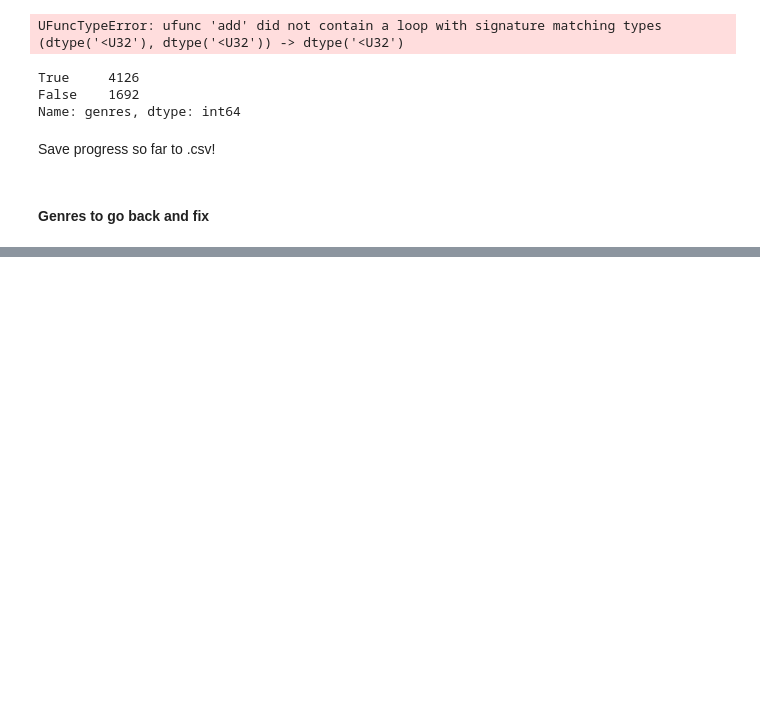
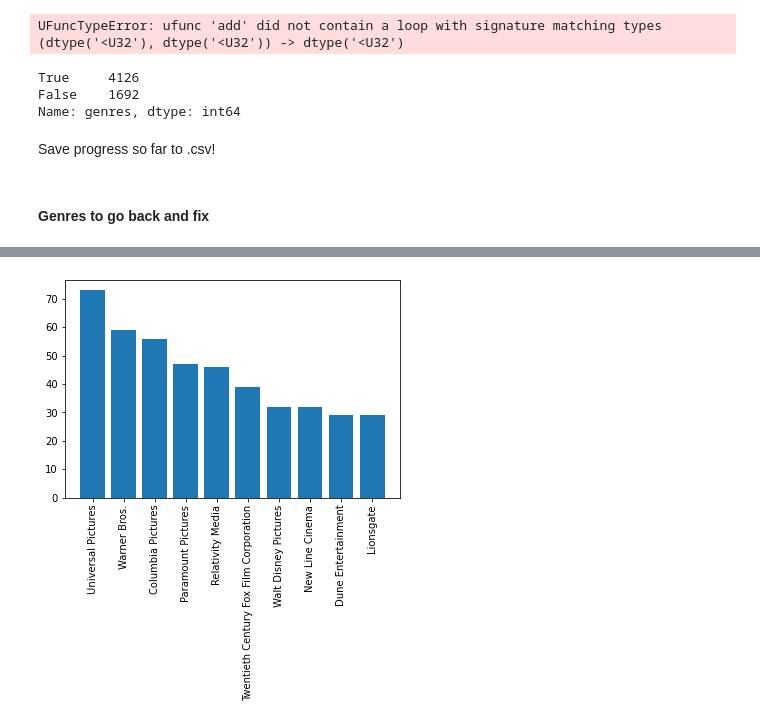
Before and after one commit to ran0027/microsoft_movie_analysis, a Jupyter notebook: Untitled.ipynb, the cells around one changed output, grey strips where cells are left out. Cells and saved outputs as stored; diff of their text form; code cells hidden in the pictures; blank space fills up the shorter version.

Commit message:
Prepare dataframe to group by production company

```diff
--- a/Untitled.ipynb
+++ b/Untitled.ipynb
@@ -887,0 +944,3 @@ all_movies.to_csv('processedData/all_movies.csv', index=False)
+# %%
+# Drop records without a production company
+production_company_analysis.dropna(subset=['production_companies'], inplace=True)
@@ -887,0 +974,3 @@ all_movies.to_csv('processedData/all_movies.csv', index=False)
+# %%
+for company in production_company_analysis.loc[1, 'production_companies']:
+    print(company+',')
@@ -887,0 +1049,37 @@ all_movies.to_csv('processedData/all_movies.csv', index=False)
+# %%
+# make a list of dataframes like the above, then concatenate at the end
+
+all_records = []
+
+for index in list(production_company_analysis.index):
+    # copy record with this index
+    current_slice = production_company_analysis.loc[index].copy()
+
+    # get a list of production companies for this record
+    companies = [ company for company in current_slice['production_companies'] ]
+
+    # how many companies
+    n = len(companies)
+
+    # get a copy of the record for each company
+    new_records = pd.DataFrame([current_slice]*n).copy()
+
+    # reset production_companies column to have one company per row
+    new_records['production_companies'] = companies
+
+    # append your dataframe to the list of dataframes with all records
+    all_records.append(new_records)
+
+# concatenate all dataframes!
+movies_by_production_companies = pd.concat(all_records).reset_index(drop=True)
+# %%
+data = movies_by_production_companies.production_companies.value_counts()[:10]
+# %%
+fig, ax = plt.subplots()
+
+ax.bar(data.index, data)
+# for tick in ax.xaxis.get_major_ticks():
+#     tick.label.set_horizontalalignment('left')
+plt.xticks(rotation=90);
+# %% [output]
+[figure, added]
```
Also changed, not shown: parts of 23 cells of this notebook.
